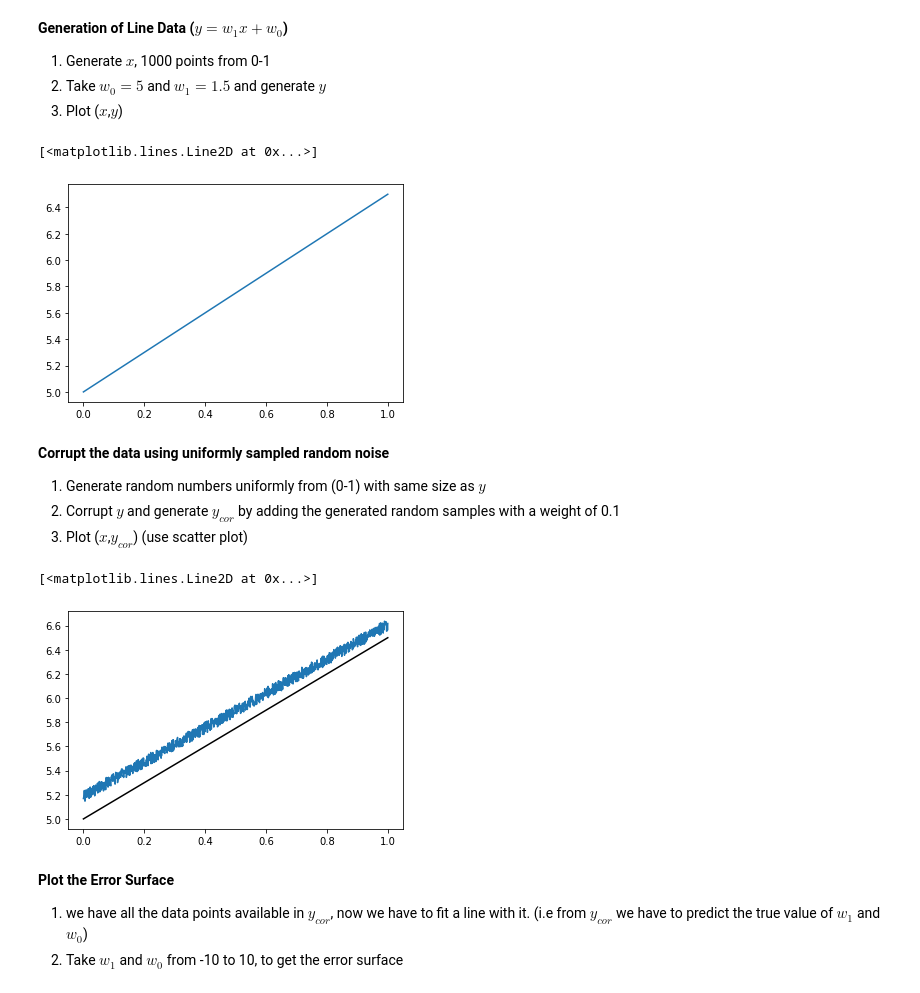
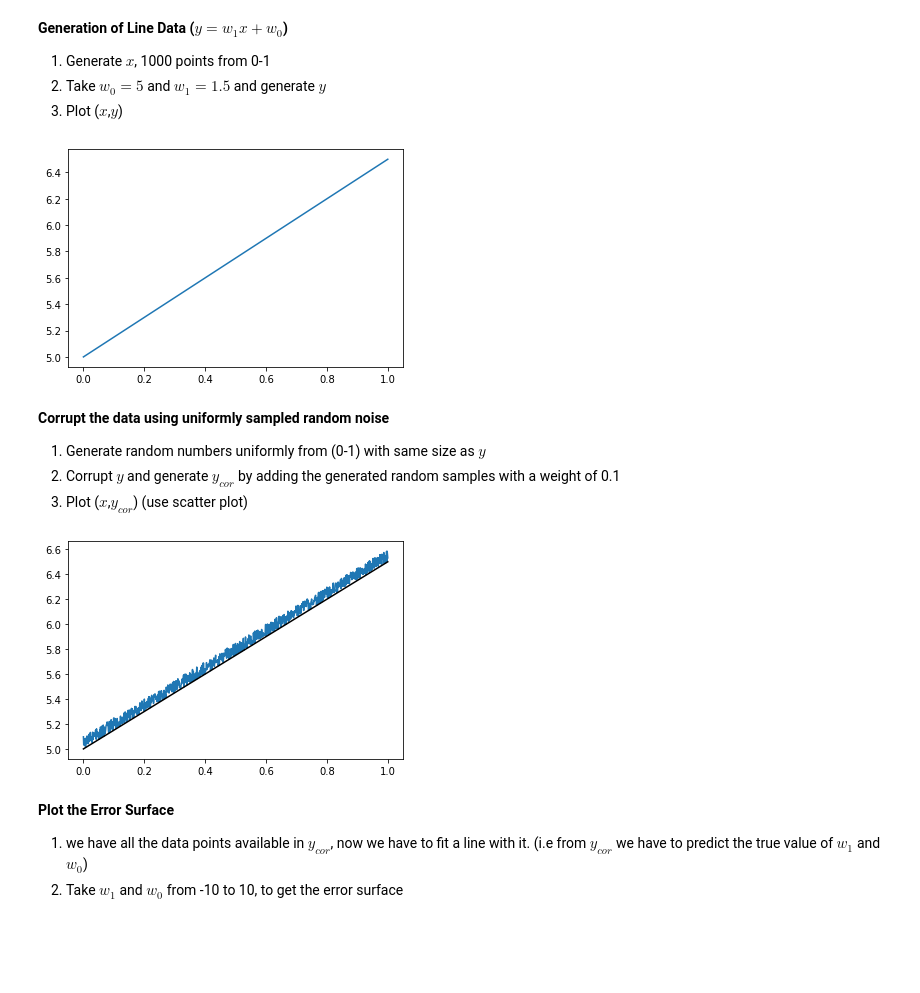
Before and after one commit to azrael05/PRML-Lab, a Jupyter notebook: Lab 05/Lab_5_Regression.ipynb, the cells around one changed output. Drawn from its saved outputs; the diff is of its cells as text; code cells hidden in the pictures; blank space fills up the shorter version.

```diff
--- a/Lab 05/Lab_5_Regression.ipynb
+++ b/Lab 05/Lab_5_Regression.ipynb
@@ -208,8 +217,10 @@ y_points=line(w0=w0,w1=w1,x_points=x_points)
 
 #plot
 plt.plot(x_points,y_points)
+
+#deleting variables
+del(no_of_points,start_number,end_number,w0,w1)
 # %% [output]
-[<matplotlib.lines.Line2D at 0x...>]
 [figure]
 # %% [markdown]
 **Corrupt the data using uniformly sampled random noise**
@@ -220,18 +231,20 @@ plt.plot(x_points,y_points)
 # %%
 #parameters
 start_number=0
 end_number=1
 no_of_points=y_points.shape[0]
 
 #code
 noise=np.random.uniform(low=start_number,high=end_number,size=no_of_points)
-y_cor=y_pred+0.1*noise
+y_cor=y_points+0.1*noise
 
 plt.plot(x_points,y_cor)
 plt.plot(x_points,y_points,color="black")
+
+#deleting variables
+del(noise,y_points,start_number,end_number,no_of_points)
 # %% [output]
-[<matplotlib.lines.Line2D at 0x...>]
-[figure, old version]
+[figure, new version]
 # %% [markdown]
 **Plot the Error Surface**
 
```
Also changed, not shown: parts of 20 cells of this notebook.
